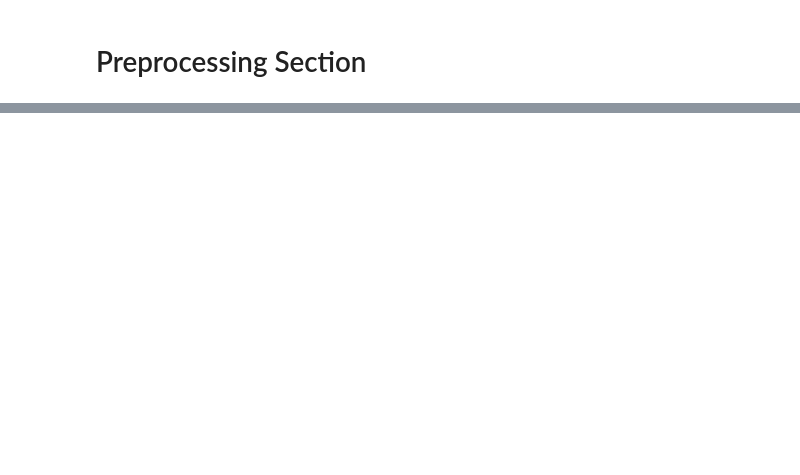
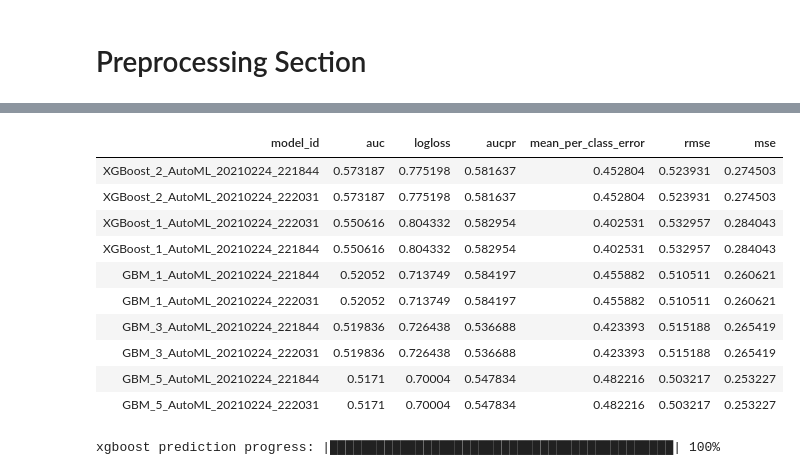
Before and after one commit to CianOSull/AutoML_With_SA_FYP_2021, a Jupyter notebook: MainNotebook.ipynb, the cells around one changed output, grey strips where cells are left out. Saved outputs shown, nothing was run; the diff lists cells and outputs as text; code cells hidden in the pictures; blank space fills up the shorter version.

```diff
--- a/MainNotebook.ipynb
+++ b/MainNotebook.ipynb
@@ -384,0 +451,21 @@ Parse progress: |█████████████████████
+# %%
+lb = h2o_model.leaderboard
+
+lb.head()
+# %% [output]
+| model_id | auc | logloss | aucpr | mean_per_class_error | rmse | mse |
+| XGBoost_2_AutoML_20210224_221844 | 0.573187 | 0.775198 | 0.581637 | 0.452804 | 0.523931 | 0.274503 |
+| XGBoost_2_AutoML_20210224_222031 | 0.573187 | 0.775198 | 0.581637 | 0.452804 | 0.523931 | 0.274503 |
+| XGBoost_1_AutoML_20210224_222031 | 0.550616 | 0.804332 | 0.582954 | 0.402531 | 0.532957 | 0.284043 |
+| XGBoost_1_AutoML_20210224_221844 | 0.550616 | 0.804332 | 0.582954 | 0.402531 | 0.532957 | 0.284043 |
+| GBM_1_AutoML_20210224_221844 | 0.52052 | 0.713749 | 0.584197 | 0.455882 | 0.510511 | 0.260621 |
+| GBM_1_AutoML_20210224_222031 | 0.52052 | 0.713749 | 0.584197 | 0.455882 | 0.510511 | 0.260621 |
+| GBM_3_AutoML_20210224_221844 | 0.519836 | 0.726438 | 0.536688 | 0.423393 | 0.515188 | 0.265419 |
+| GBM_3_AutoML_20210224_222031 | 0.519836 | 0.726438 | 0.536688 | 0.423393 | 0.515188 | 0.265419 |
+| GBM_5_AutoML_20210224_221844 | 0.5171 | 0.70004 | 0.547834 | 0.482216 | 0.503217 | 0.253227 |
+| GBM_5_AutoML_20210224_222031 | 0.5171 | 0.70004 | 0.547834 | 0.482216 | 0.503217 | 0.253227 |
+# %%
+# Using the best model make predictions
+h2o_tfidf_pred = h2o_model.leader.predict(h2o_tfidf_test)
+# %% [output]
+xgboost prediction progress: |████████████████████████████████████████████| 100%
```
Also changed, not shown: parts of 18 cells of this notebook.
